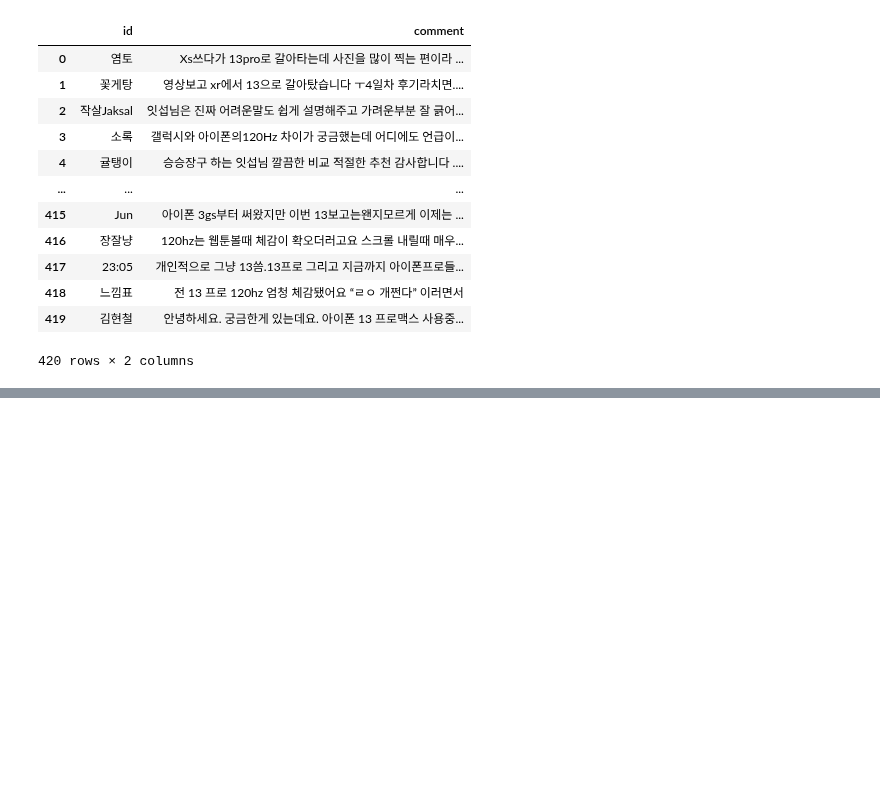
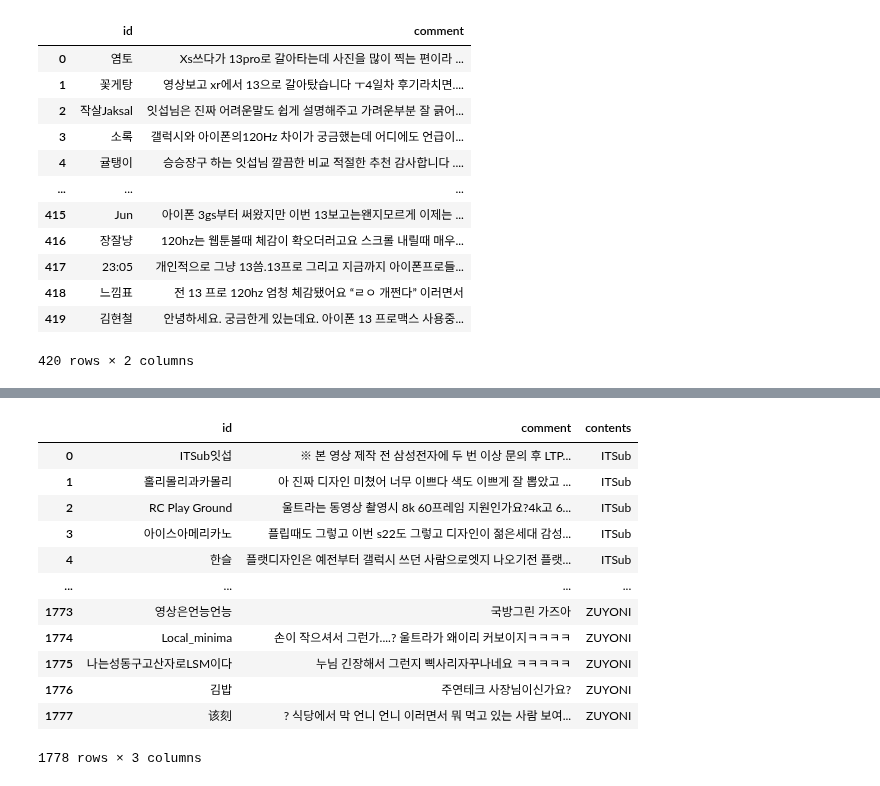
Before and after one commit to obilige/justone, a Jupyter notebook: re_analysis/selenium.ipynb, the cells around one changed output, grey strips where cells are left out. Cells and saved outputs as stored; diff of their text form; code cells hidden in the pictures; blank space fills up the shorter version.

```diff
--- a/re_analysis/selenium.ipynb
+++ b/re_analysis/selenium.ipynb
@@ -123,0 +281,37 @@ driver.get("https://www.youtube.com/watch?v=hGjulX7scZ4")
+# %%
+# 유튜브 갤럭시s 22 관련 댓글도 똑같은 방법으로 확보하겠습니다.
+
+path = "/users/hoon/chromedriver"
+url_list = ['https://www.youtube.com/watch?v=If16qIGOJTo', 'https://www.youtube.com/watch?v=6dtGQmLp5E4', 'https://www.youtube.com/watch?v=oJp3W2z9wGo']
+# 1 : ITSub // 2 : UNDERkg // 3. ZUYONI
+
+galaxy_id1, galaxy_comment1 = youtube_crawl(path, url_list[0])
+galaxy_id2, galaxy_comment2 = youtube_crawl(path, url_list[1])
+galaxy_id3, galaxy_comment3 = youtube_crawl(path, url_list[2])
+# %%
+galaxy_df1 = pd.DataFrame({'id' : galaxy_id1, 'comment' : galaxy_comment1})
+galaxy_df2 = pd.DataFrame({'id' : galaxy_id2, 'comment' : galaxy_comment2})
+galaxy_df3 = pd.DataFrame({'id' : galaxy_id3, 'comment' : galaxy_comment3})
+
+galaxy_df1['contents'] = 'ITSub'
+galaxy_df2['contents'] = 'UNDERkg'
+galaxy_df3['contents'] = 'ZUYONI'
+
+galaxy_df_final = pd.concat([galaxy_df1, galaxy_df2, galaxy_df3], axis=0)
+galaxy_df_final = galaxy_df_final.reset_index()
+del galaxy_df_final['index']
+galaxy_df_final
+# %% [output]
+|  | id | comment | contents |
+| 0 | ITSub잇섭 | ※ 본 영상 제작 전 삼성전자에 두 번 이상 문의 후 LTP... | ITSub |
+| 1 | 홀리몰리과카몰리 | 아 진짜 디자인 미쳤어 너무 이쁘다 색도 이쁘게 잘 뽑았고 ... | ITSub |
+| 2 | RC Play Ground | 울트라는 동영상 촬영시 8k 60프레임 지원인가요?4k고 6... | ITSub |
+| 3 | 아이스아메리카노 | 플립때도 그렇고 이번 s22도 그렇고 디자인이 젊은세대 감성... | ITSub |
+| 4 | 한슬 | 플랫디자인은 예전부터 갤럭시 쓰던 사람으로엣지 나오기전 플랫... | ITSub |
+| ... | ... | ... | ... |
+| 1773 | 영상은언능언능 | 국방그린 가즈아 | ZUYONI |
+| 1774 | Local_minima | 손이 작으셔서 그런가....? 울트라가 왜이리 커보이지ㅋㅋㅋㅋ | ZUYONI |
+| 1775 | 나는성동구고산자로LSM이다 | 누님 긴장해서 그런지 삑사리자꾸나네요 ㅋㅋㅋㅋㅋ | ZUYONI |
+| 1776 | 김밥 | 주연테크 사장님이신가요? | ZUYONI |
+| 1777 | 该刻 | ? 식당에서 막 언니 언니 이러면서 뭐 먹고 있는 사람 보여... | ZUYONI |
+1778 rows × 3 columns
```
Also changed, not shown: parts of 17 cells of this notebook, 2 other files.
